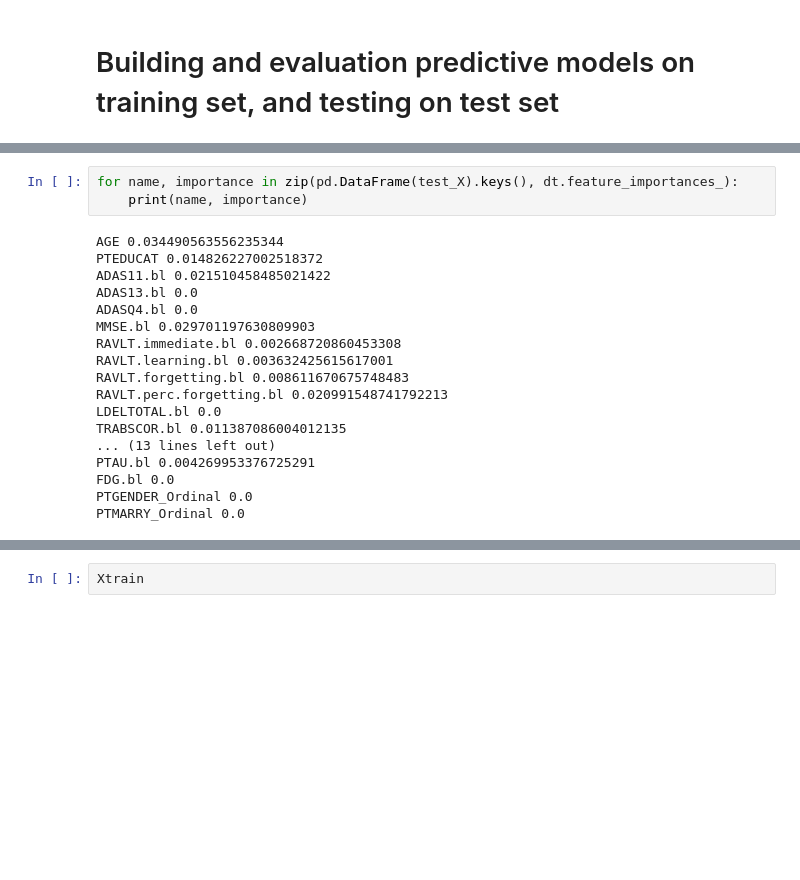
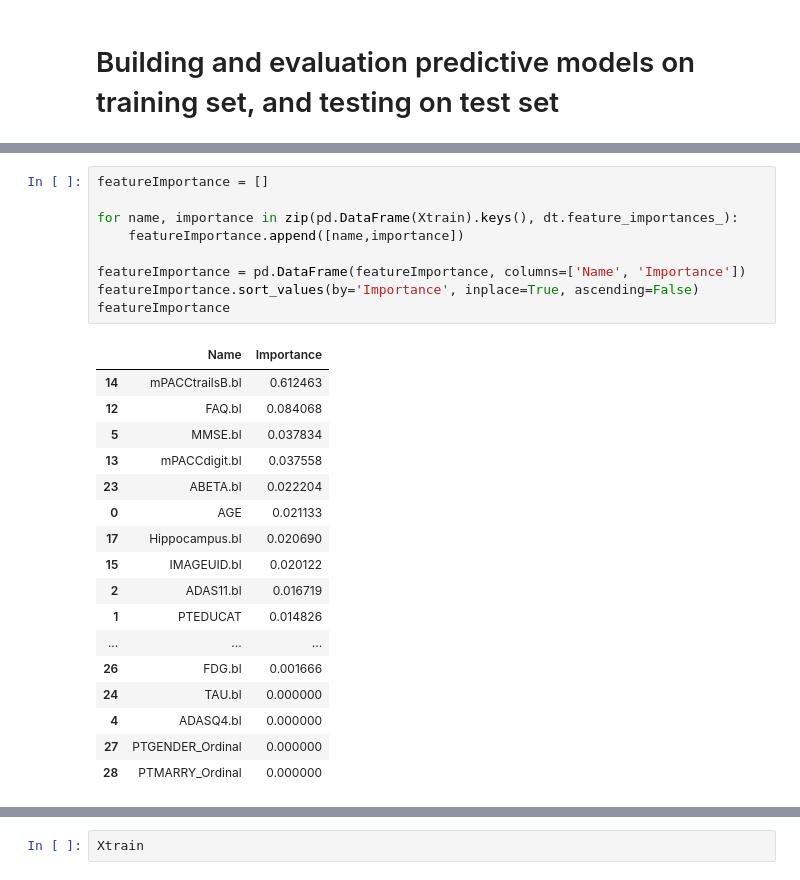
Before and after one commit to CharlotteZepeda/DP-Mini-Project, a Jupyter notebook: data+plotting.ipynb, the cells around one changed output, grey strips where cells are left out. Saved outputs shown, nothing was run; the diff lists cells and outputs as text; blank space fills up the shorter version.

```diff
--- a/data+plotting.ipynb
+++ b/data+plotting.ipynb
@@ -1168,21 +1168,27 @@ and their mean 0.8735156615240769
 # %%
-for name, importance in zip(pd.DataFrame(test_X).keys(), dt.feature_importances_):
-    print(name, importance)
+featureImportance = []
+
+for name, importance in zip(pd.DataFrame(Xtrain).keys(), dt.feature_importances_):
+    featureImportance.append([name,importance])
+
+featureImportance = pd.DataFrame(featureImportance, columns=['Name', 'Importance'])
+featureImportance.sort_values(by='Importance', inplace=True, ascending=False)
+featureImportance
 # %% [output]
-AGE 0.034490563556235344
-PTEDUCAT 0.014826227002518372
-ADAS11.bl 0.021510458485021422
-ADAS13.bl 0.0
-ADASQ4.bl 0.0
-MMSE.bl 0.029701197630809903
-RAVLT.immediate.bl 0.002668720860453308
-RAVLT.learning.bl 0.003632425615617001
-RAVLT.forgetting.bl 0.008611670675748483
-RAVLT.perc.forgetting.bl 0.020991548741792213
-LDELTOTAL.bl 0.0
-TRABSCOR.bl 0.011387086004012135
-... (13 lines left out)
-PTAU.bl 0.004269953376725291
-FDG.bl 0.0
-PTGENDER_Ordinal 0.0
-PTMARRY_Ordinal 0.0
+|  | Name | Importance |
+| 14 | mPACCtrailsB.bl | 0.612463 |
+| 12 | FAQ.bl | 0.084068 |
+| 5 | MMSE.bl | 0.037834 |
+| 13 | mPACCdigit.bl | 0.037558 |
+| 23 | ABETA.bl | 0.022204 |
+| 0 | AGE | 0.021133 |
+| 17 | Hippocampus.bl | 0.020690 |
+| 15 | IMAGEUID.bl | 0.020122 |
+| 2 | ADAS11.bl | 0.016719 |
+| 1 | PTEDUCAT | 0.014826 |
+| ... | ... | ... |
+| 26 | FDG.bl | 0.001666 |
+| 24 | TAU.bl | 0.000000 |
+| 4 | ADASQ4.bl | 0.000000 |
+| 27 | PTGENDER_Ordinal | 0.000000 |
+| 28 | PTMARRY_Ordinal | 0.000000 |
```
Also changed, not shown: parts of 5 cells of this notebook.
